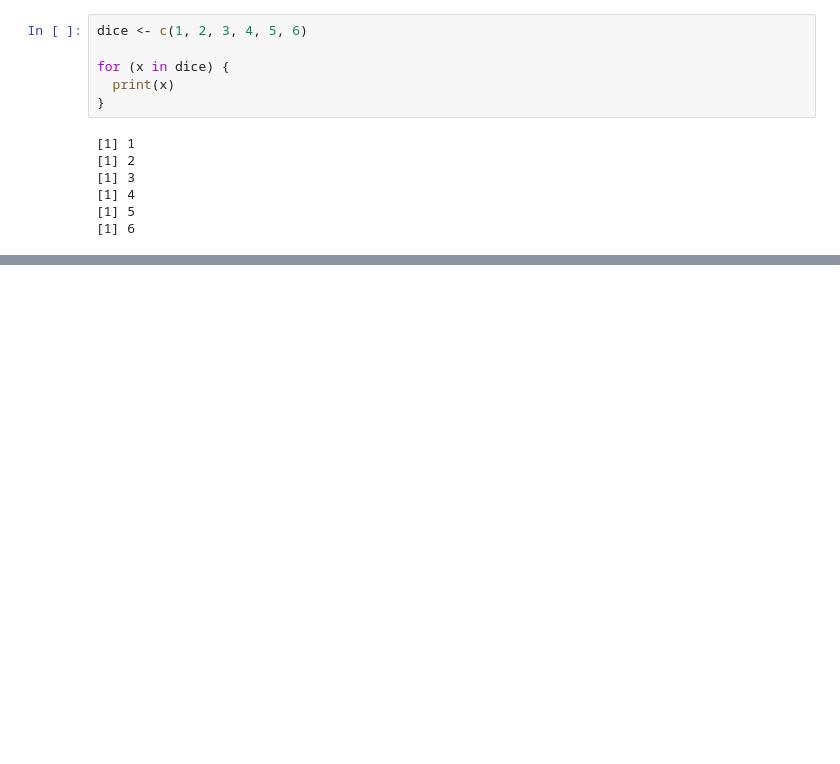
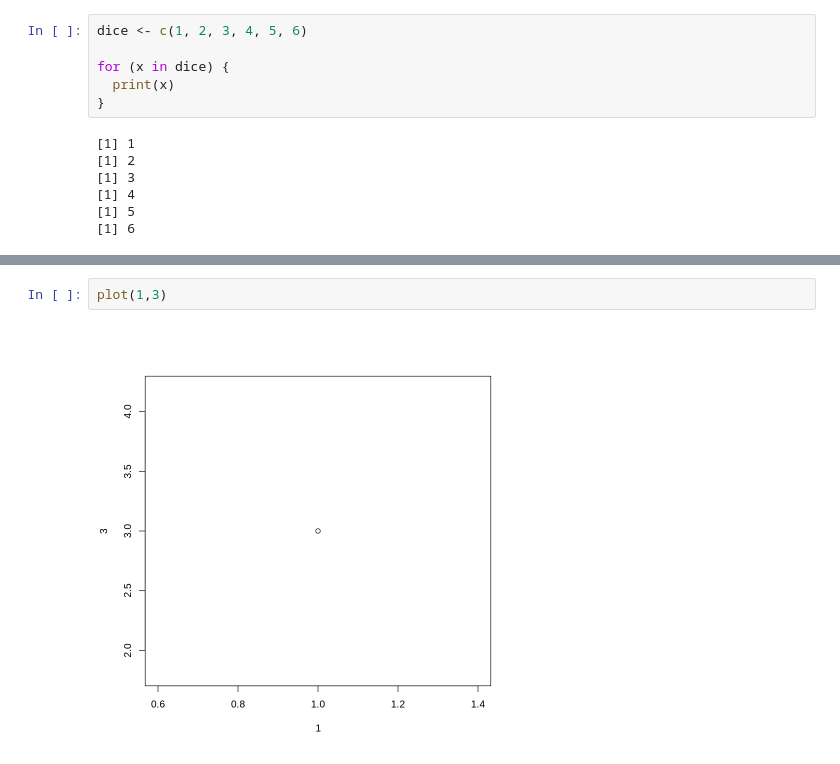
Before and after one commit to dsnnaveen/Videos, a Jupyter notebook: 1_r_notebook_from_23_3.ipynb, the cells around one changed output, grey strips where cells are left out. Cells and saved outputs as stored; diff of their text form; blank space fills up the shorter version.

```diff
--- a/1_r_notebook_from_23_3.ipynb
+++ b/1_r_notebook_from_23_3.ipynb
@@ -759,0 +1957,4 @@ for (x in dice) {
+# %%
+plot(1,3)
+# %% [output]
+[figure, added]
```
Also changed, not shown: parts of 159 cells of this notebook.
